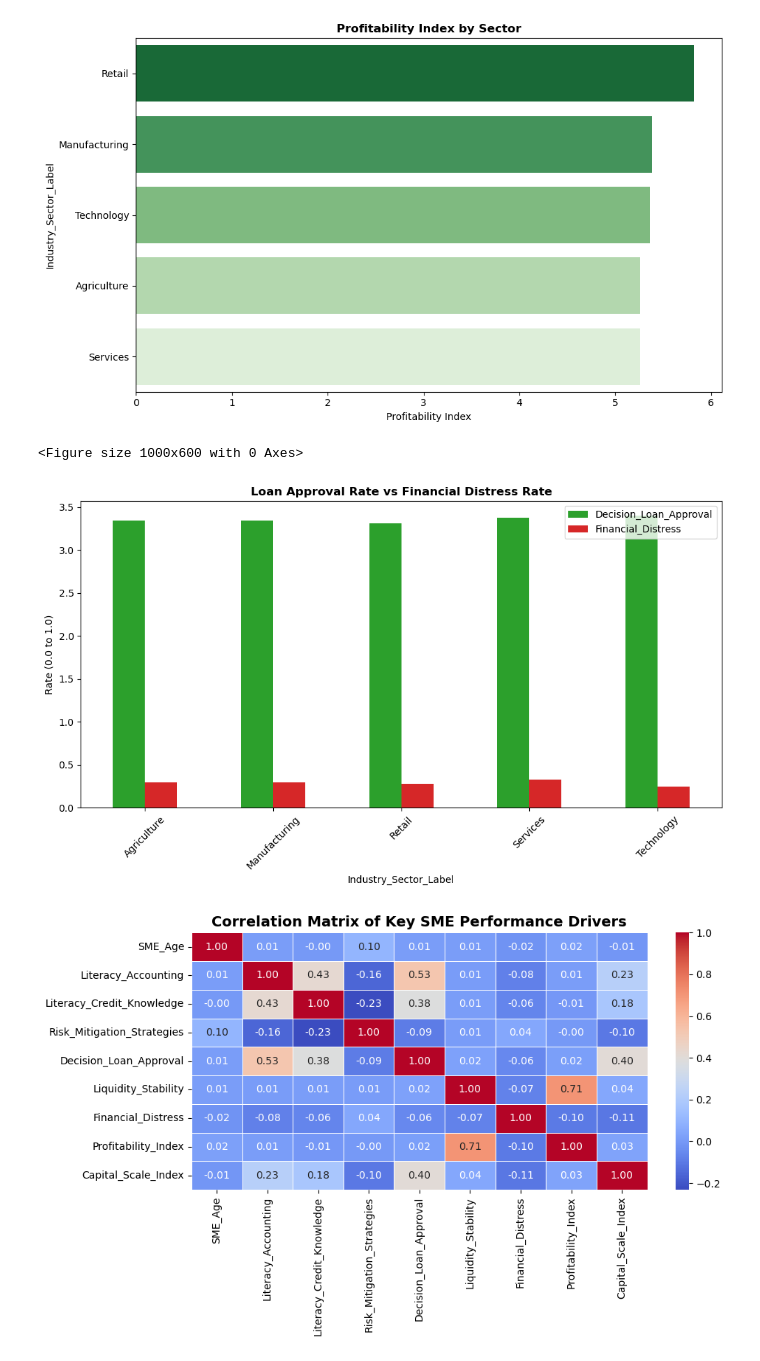
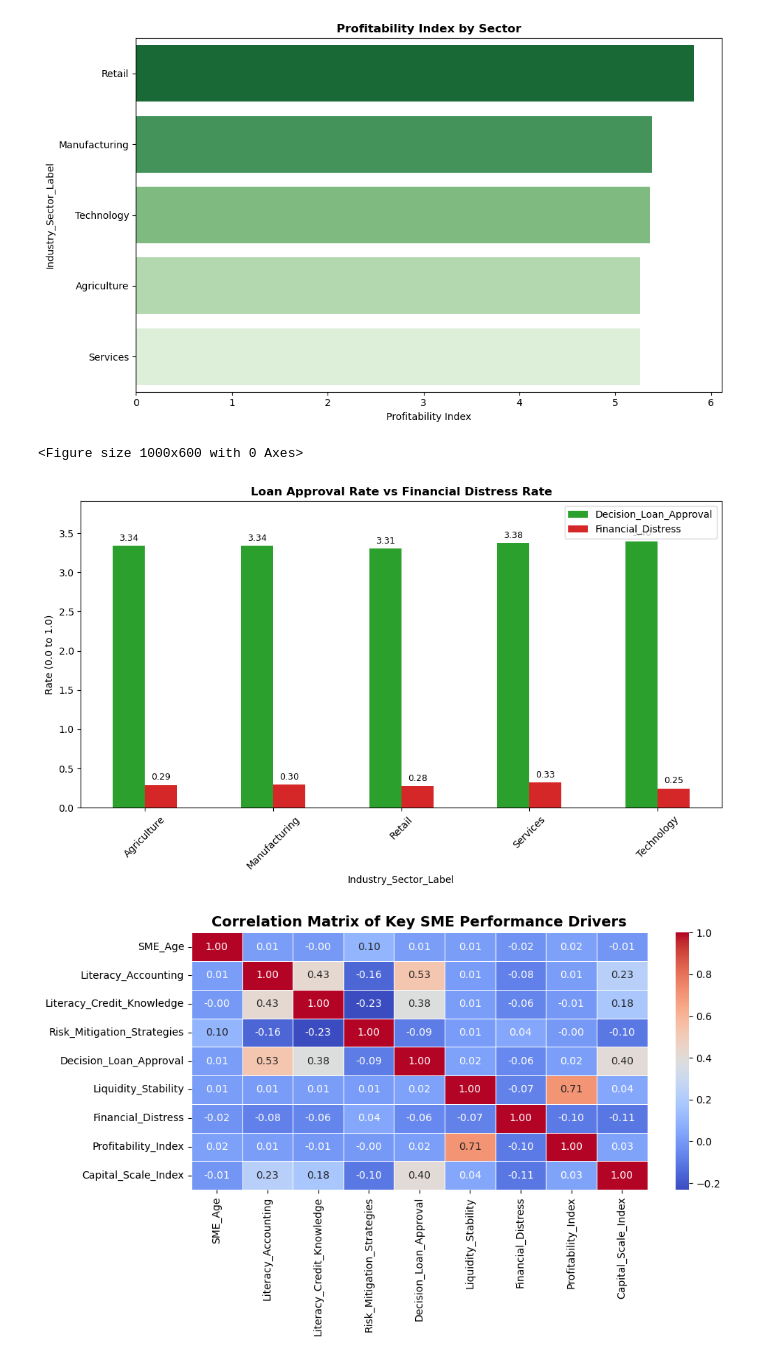
Before and after one commit to Kurodataio/SME-Financial-Decision--Risk-Prediction-Dataset, a Jupyter notebook: sme-fd-risk-prediction.ipynb, the cells around one changed output. Drawn from its saved outputs; the diff is of its cells as text; code cells hidden in the pictures.

Commit message:
Updated Loan Approval vs Financial Distress Across Sectors plot to include value labels

```diff
--- a/sme-fd-risk-prediction.ipynb
+++ b/sme-fd-risk-prediction.ipynb
@@ -192,19 +192,26 @@ plt.close()
 # %%
 # ==============================================================================
 # Loan Approval vs Financial Distress Across Sectors
 # ==============================================================================
 plt.figure(figsize=(10, 6))
 approval_distress = df.groupby('Industry_Sector_Label')[['Decision_Loan_Approval', 'Financial_Distress']].mean()
 ax = approval_distress.plot(kind='bar', figsize=(10, 6), rot=45, color=['#2ca02c', '#d62728'])
+
+# Add labels on top of each bar
+for container in ax.containers:
+    ax.bar_label(container, fmt='%.2f', padding=3, fontsize=9)
+
 plt.title('Loan Approval Rate vs Financial Distress Rate', fontsize=12, fontweight='bold')
 plt.ylabel('Rate (0.0 to 1.0)')
+# Expand y-axis slightly so labels don't clip at the top
+plt.ylim(0, max(approval_distress.max()) * 1.15)
 plt.tight_layout()
 plt.savefig('images/approval_vs_distress_by_sector.png', dpi=300)
 plt.show()
 plt.close()
 # %% [output]
 <Figure size 1000x600 with 0 Axes>
-[figure, old version]
+[figure, new version]
 # %%
 # ==============================================================================
 # Correlation Matrix
```
Also changed, not shown: 1 other file.
